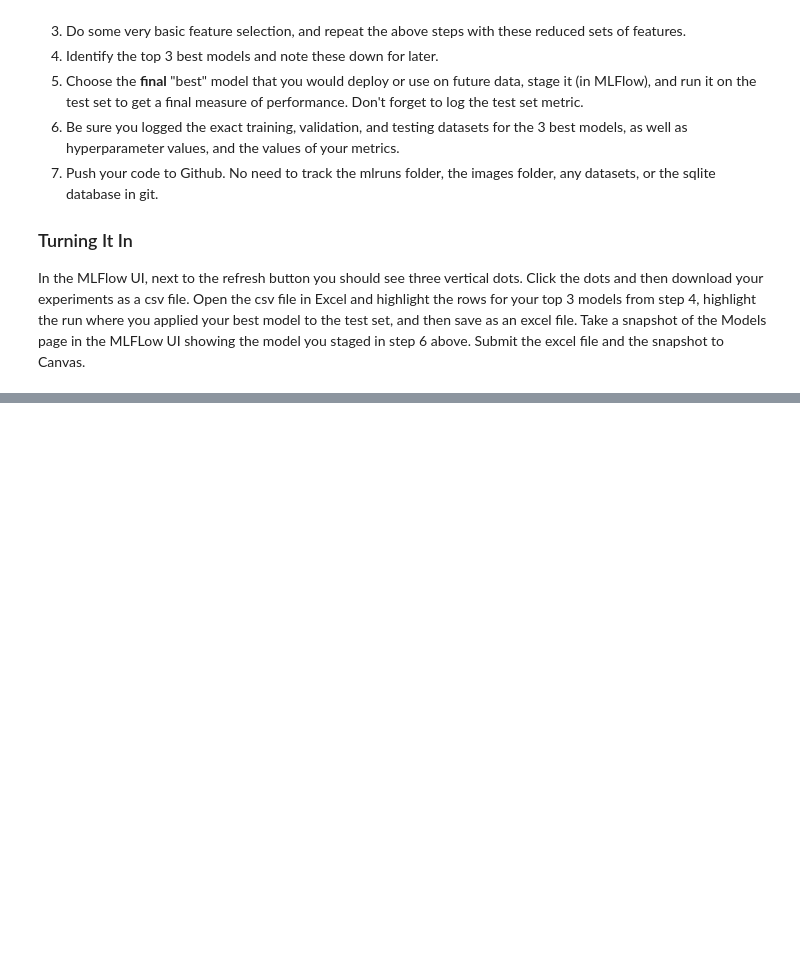
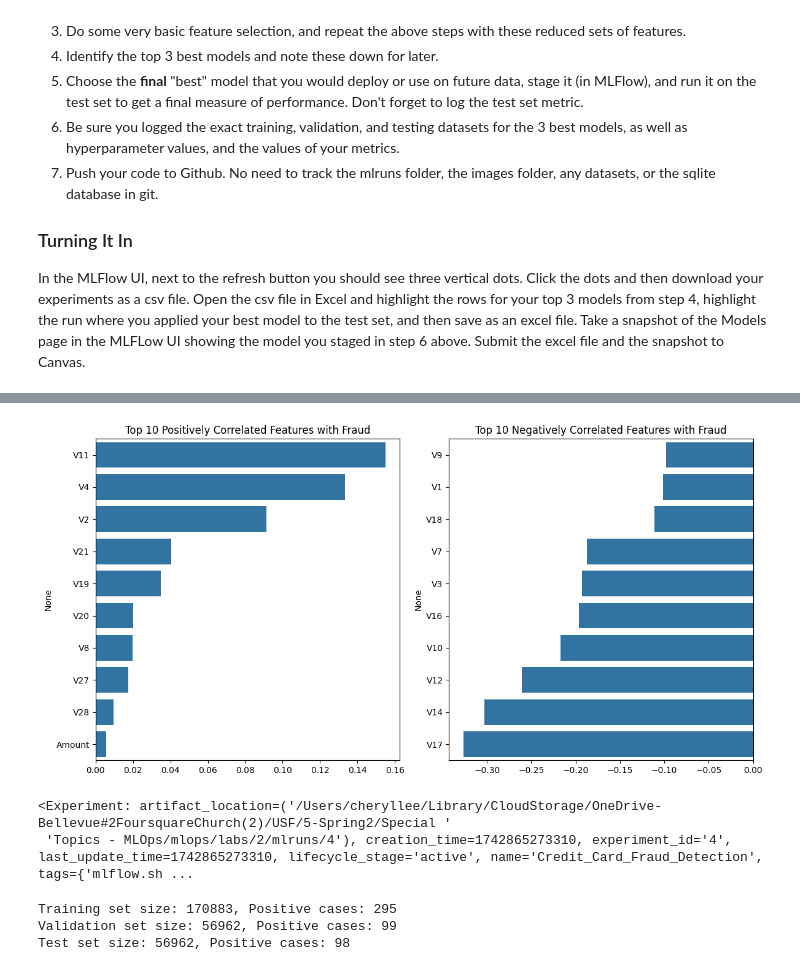
Before and after one commit to cherylxlee/msds-mlops, a Jupyter notebook: labs/2/Lab_2_exp_tracking_local.ipynb, the cells around one changed output, grey strips where cells are left out. Saved outputs shown, nothing was run; the diff lists cells and outputs as text; code cells hidden in the pictures; blank space fills up the shorter version.

```diff
--- a/labs/2/Lab_2_exp_tracking_local.ipynb
+++ b/labs/2/Lab_2_exp_tracking_local.ipynb
@@ -448,0 +511,25 @@ In the MLFlow UI, next to the refresh button you should see three vertical dots.
+# %%
+correlation_with_target = corr['Class'].drop('Class').sort_values(ascending=False)
+top_pos_corr = correlation_with_target.head(10)
+top_neg_corr = correlation_with_target.tail(10)
+
+plt.figure(figsize=(12, 6))
+plt.subplot(1, 2, 1)
+sns.barplot(x=top_pos_corr.values, y=top_pos_corr.index)
+plt.title('Top 10 Positively Correlated Features with Fraud')
+
+plt.subplot(1, 2, 2)
+sns.barplot(x=top_neg_corr.values, y=top_neg_corr.index)
+plt.title('Top 10 Negatively Correlated Features with Fraud')
+plt.tight_layout()
+plt.show()
+# %% [output]
+[figure, added]
+# %%
+experiment_name = "Credit_Card_Fraud_Detection"
+
+mlflow.set_tracking_uri('sqlite:///mlflow.db')
+mlflow.set_experiment(experiment_name)
+# %% [output]
+<Experiment: artifact_location=('/Users/cheryllee/Library/CloudStorage/OneDrive-Bellevue#2FoursquareChurch(2)/USF/5-Spring2/Special '
+ 'Topics - MLOps/mlops/labs/2/mlruns/4'), creation_time=1742865273310, experiment_id='4', last_update_time=1742865273310, lifecycle_stage='active', name='Credit_Card_Fraud_Detection', tags={'mlflow.sh ...
@@ -448,0 +544,11 @@ In the MLFlow UI, next to the refresh button you should see three vertical dots.
+# %%
+X_train_val, X_test, y_train_val, y_test = train_test_split(X, y, test_size=0.2, random_state=42, stratify=y)
+X_train, X_val, y_train, y_val = train_test_split(X_train_val, y_train_val, test_size=0.25, random_state=42, stratify=y_train_val)
+
+print(f"Training set size: {X_train.shape[0]}, Positive cases: {sum(y_train)}")
+print(f"Validation set size: {X_val.shape[0]}, Positive cases: {sum(y_val)}")
+print(f"Test set size: {X_test.shape[0]}, Positive cases: {sum(y_test)}")
+# %% [output]
+Training set size: 170883, Positive cases: 295
+Validation set size: 56962, Positive cases: 99
+Test set size: 56962, Positive cases: 98
```
Also changed, not shown: parts of 30 cells of this notebook, 1 other file.
